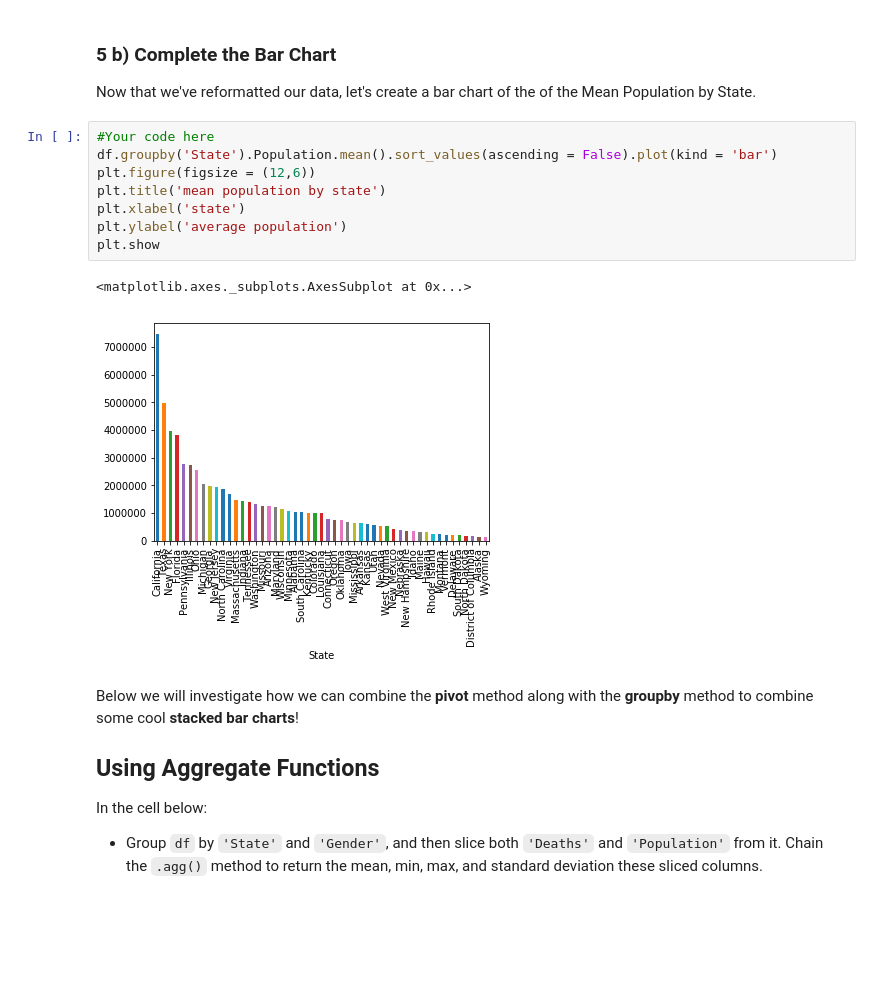
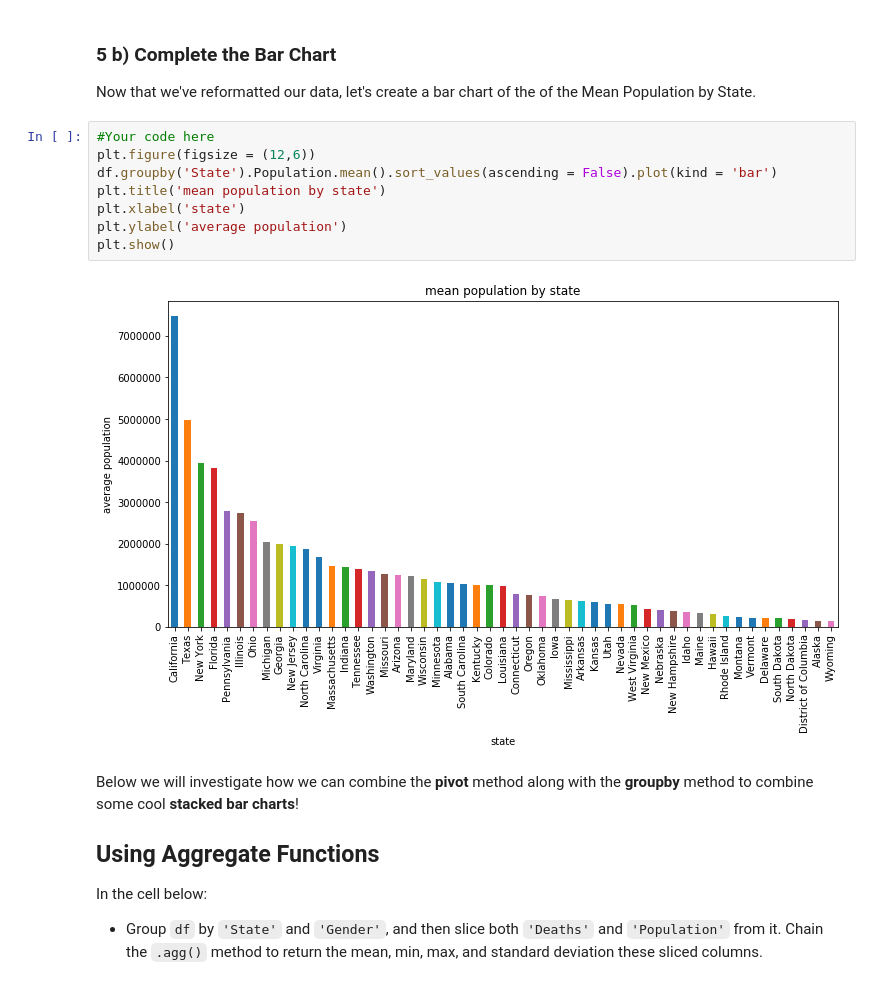
Before and after one commit to mzhou356/dsc-pivot-tables-pandas-lab-dc-ds-060319, a Jupyter notebook: index.ipynb, the cells around one changed output. Cells and saved outputs as stored; diff of their text form; blank space fills up the shorter version.

```diff
--- a/index.ipynb
+++ b/index.ipynb
@@ -258,15 +258,14 @@ memory usage: 410.3+ KB
 Now that we've reformatted our data, let's create a bar chart of the of the Mean Population by State.
 # %%
 #Your code here
+plt.figure(figsize = (12,6))
 df.groupby('State').Population.mean().sort_values(ascending = False).plot(kind = 'bar')
-plt.figure(figsize = (12,6))
 plt.title('mean population by state')
 plt.xlabel('state')
 plt.ylabel('average population')
-plt.show
+plt.show()
 # %% [output]
-<matplotlib.axes._subplots.AxesSubplot at 0x...>
-[figure, old version]
+[figure, new version]
 # %% [markdown]
 Below we will investigate how we can combine the **pivot** method along with the **groupby** method to combine some cool **stacked bar charts**!
 
```
